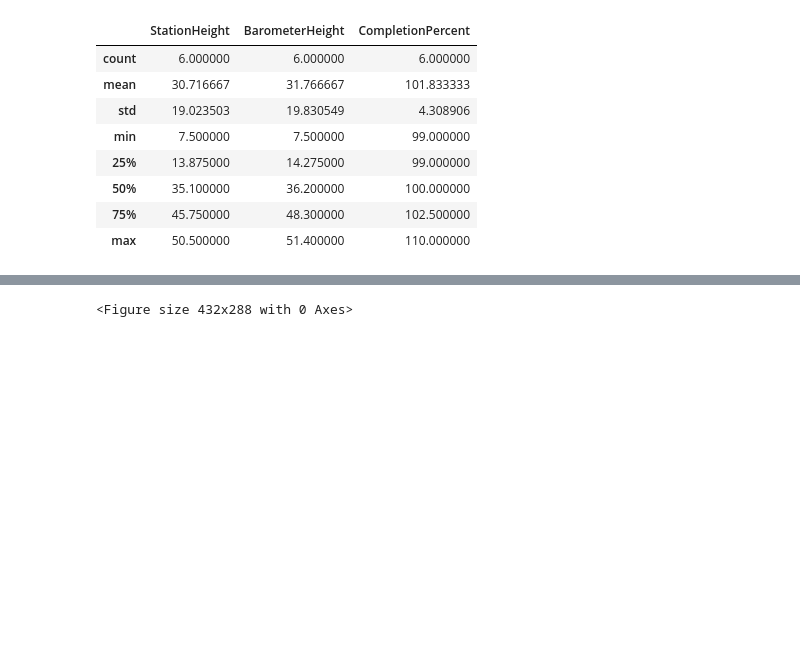
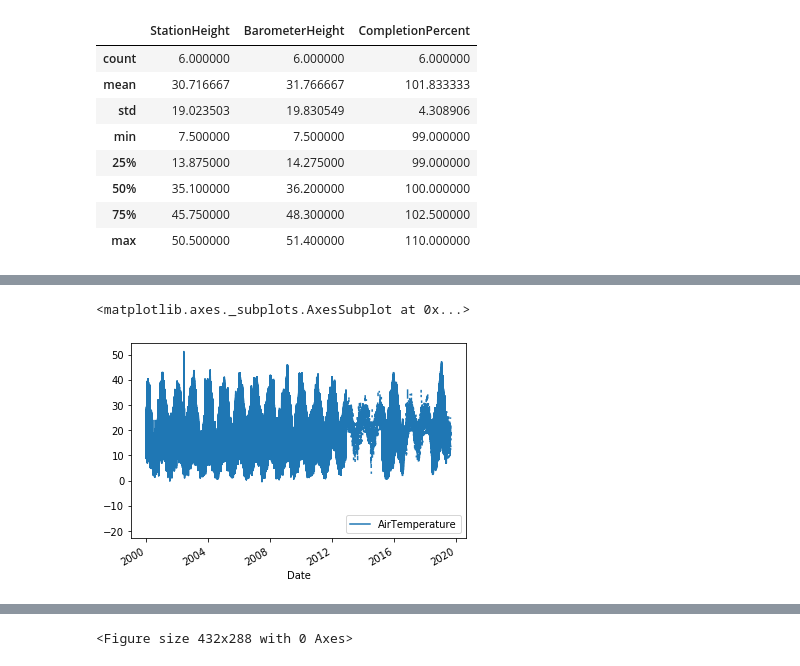
Before and after one commit to KamWithK/Temp2Enrgy, a Jupyter notebook: src/Graphs and Stats.ipynb, the cells around one changed output, grey strips where cells are left out. Drawn from its saved outputs; the diff is of its cells as text; code cells hidden in the pictures; blank space fills up the shorter version.

```diff
--- a/src/Graphs and Stats.ipynb
+++ b/src/Graphs and Stats.ipynb
@@ -48,0 +72,5 @@ stations_data[["StationHeight", "BarometerHeight", "CompletionPercent"]].describ
+# %%
+temperature_data.plot(x="Date", y="AirTemperature")
+# %% [output]
+<matplotlib.axes._subplots.AxesSubplot at 0x...>
+[figure, added]
```
Also changed, not shown: parts of 11 cells of this notebook.
